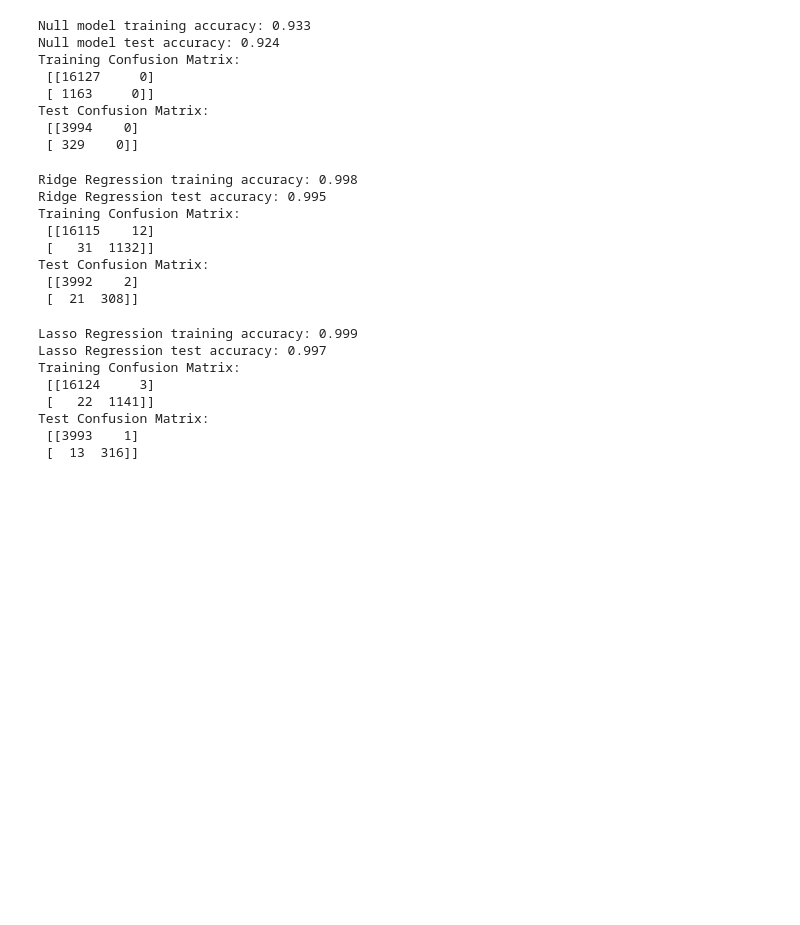
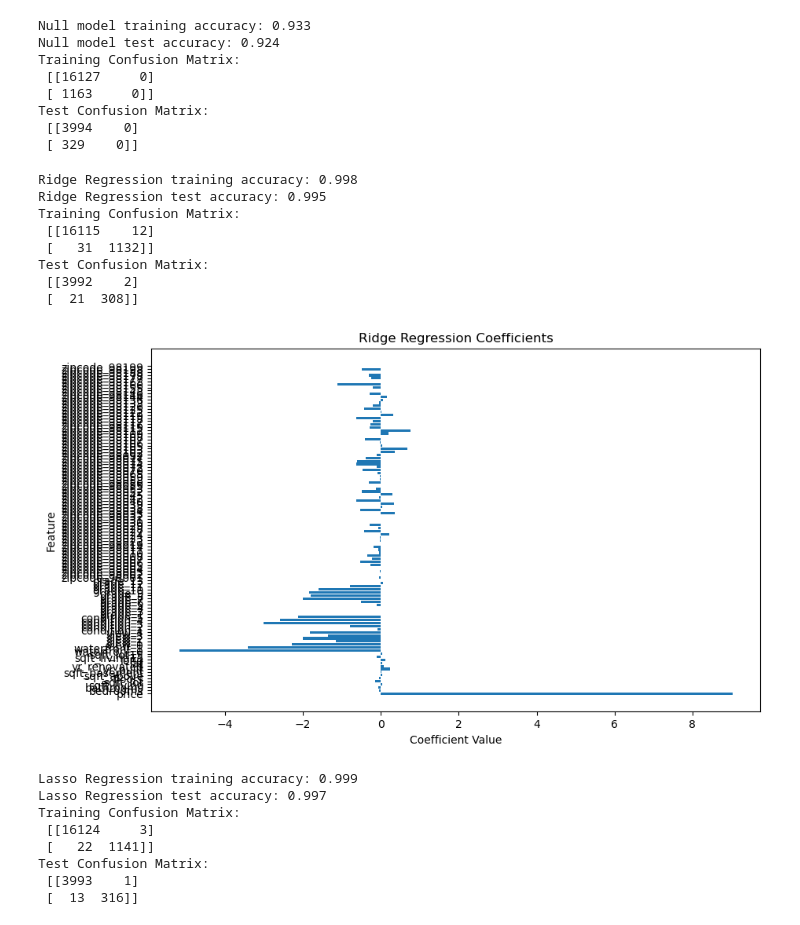
Before and after one commit to kc-chaudhari/House-Price-Prediction-Seattle, a Jupyter notebook: house_price_prediction_seattle/House_price_prediction_seattle.ipynb, the cells around one changed output. Saved outputs shown, nothing was run; the diff lists cells and outputs as text; code cells hidden in the pictures; blank space fills up the shorter version.

```diff
--- a/house_price_prediction_seattle/House_price_prediction_seattle.ipynb
+++ b/house_price_prediction_seattle/House_price_prediction_seattle.ipynb
@@ -192,33 +192,53 @@ preprocessor = ColumnTransformer(
     ])
 
 # Ridge regression model
 ridge_model = Pipeline(steps=[
     ('preprocessor', preprocessor),
     ('classifier', LogisticRegression(C=1.0, penalty='l2', solver='saga', max_iter=2000))
 ])
 
 ridge_model.fit(X_train, y_train)
 
 # Predictions
 y_train_pred = ridge_model.predict(X_train)
 y_test_pred = ridge_model.predict(X_test)
 
 # Accuracy scores
 print(f'Ridge Regression training accuracy: {accuracy_score(y_train, y_train_pred):.3f}')
 print(f'Ridge Regression test accuracy: {accuracy_score(y_test, y_test_pred):.3f}')
 
 # Confusion matrices
 print('Training Confusion Matrix:\n', confusion_matrix(y_train, y_train_pred))
 print('Test Confusion Matrix:\n', confusion_matrix(y_test, y_test_pred))
+
+# Function to plot coefficients
+def coef_plot(ridge_model, numerical_features, categorical_features):
+    # Extract the coefficients from the model
+    coefficients = ridge_model.named_steps['classifier'].coef_[0]
+
+    # Create a list of feature names from the numerical and categorical features
+    feature_names = numerical_features + ridge_model.named_steps['preprocessor'].transformers_[1][1].get_feature_names_out(categorical_features).tolist()
+
+    # Create a bar plot of the coefficients
+    plt.figure(figsize=(10, 6))
+    plt.barh(feature_names, coefficients)
+    plt.xlabel('Coefficient Value')
+    plt.ylabel('Feature')
+    plt.title('Ridge Regression Coefficients')
+    plt.show()
+
+# Plot the coefficients
+coef_plot(ridge_model, numerical_features, categorical_features)
 # %% [output]
 Ridge Regression training accuracy: 0.998
 Ridge Regression test accuracy: 0.995
 Training Confusion Matrix:
  [[16115    12]
  [   31  1132]]
 Test Confusion Matrix:
  [[3992    2]
  [  21  308]]
+[figure, added]
 # %%
 #Model 2: Lasso Regression with C=1.0
 
```
Also changed, not shown: parts of 10 cells of this notebook, 1 other file.
